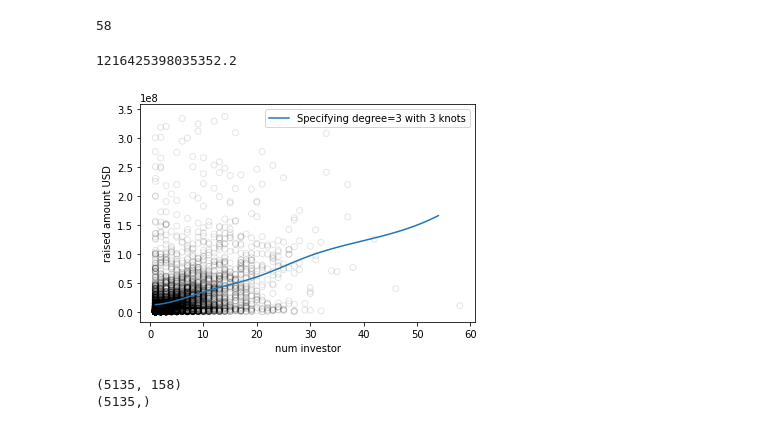
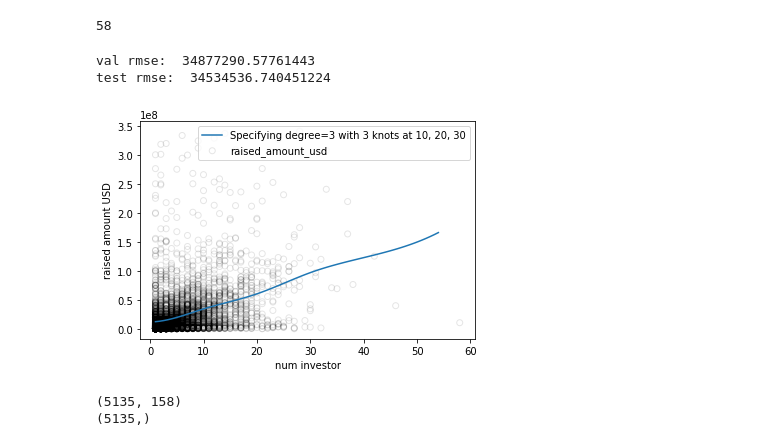
Before and after one commit to Mingxi-Huang/ORIE4740-FinalProject, a Jupyter notebook: regression_model_starter.ipynb, the cells around one changed output. Cells and saved outputs as stored; diff of their text form; code cells hidden in the pictures.

Commit message:
plots for lasso & cubic spline

```diff
--- a/regression_model_starter.ipynb
+++ b/regression_model_starter.ipynb
@@ -93,18 +93,26 @@ X_train
 from sklearn.linear_model import LinearRegression,ElasticNet
 import sklearn.metrics as metrics
 
-for i in [0.1, 1, 100,10000]:
+alpha = []
+tr_rmse = []
+test_rmse = []
+
+for i in [5000,10000, 5e5, 1e6, 2e6, 3e6, 4e6]:
     lr = ElasticNet(tol= 0.1,alpha= i, l1_ratio = 1.0)
     lr.fit(X_train, y_train)
+    alpha.append(i)
+    print("alpha: ",i)
+    y_pred = lr.predict(X_train)
+#     print("The first five prediction {}".format(y_pred[:5]))
+#     print("The real first five labels {}".format(y_test[:5]))
 
-    y_pred = lr.predict(X_val)
-    print("The first five prediction {}".format(y_pred[:5]))
-    print("The real first five labels {}".format(y_test[:5]))
+    rmse = np.sqrt(metrics.mean_squared_error(y_train, y_pred))
+    tr_rmse.append(rmse)
+    print("Train rmse {}".format(rmse))
 
-    mse = metrics.mean_squared_error(y_val, y_pred)
-    print("Mean Squared Error {}".format(mse))
-
-y_pred = lr.predict(X_train)
-mse = metrics.mean_squared_error(y_train, y_pred)
-print("Mean Squared Error {}".format(mse))
+    y_pred = lr.predict(X_test)
+    rmse = np.sqrt(metrics.mean_squared_error(y_test, y_pred))
+    test_rmse.append(rmse)
+    print("Test rmse {}".format(rmse))
+    print("-"*30)
 # %% [output]
@@ -167,43 +186,44 @@ transformed_x = dmatrix("bs(train, knots=(10,20,30), degree=3, include_intercept
 fit1 = sm.GLM(y_train, transformed_x).fit()
 
 # # generating cubic spline with 4 knots
 # transformed_x2 = dmatrix("bs(train, knots=(25,40,50,65), degree=3, include_intercept=False)", {"train": X_train}, return_type='dataframe')
 
 # # fitting generalized linear model on transformed dataset
 # fit2 = sm.GLM(train_y, transformed_x2).fit()
 
 # # predictions on both splines
 pred1 = fit1.predict(dmatrix("bs(valid, knots=(10,20,30), include_intercept=False)", {"valid":X_val['num_investors']}
                              , return_type='dataframe'))
-# pred2 = fit2.predict(dmatrix("bs(valid, knots=(25, 40,50,65), degree=3, include_intercept=False)", {"valid":valid_x}, return_type='dataframe'))
+pred2 = fit1.predict(dmatrix("bs(valid, knots=(10,20,30), include_intercept=False)", {"valid":X_test['num_investors']}
+                             , return_type='dataframe'))
+# # calculating rmse
+rms1 = np.sqrt(metrics.mean_squared_error(y_val, pred1))
+print("val rmse: ",rms1)
 
-# # calculating rmse
-rms1 = metrics.mean_squared_error(y_val, pred1)
-print(rms1)
-
-# rms2 = sqrt(mean_squared_error(valid_y, pred2))
-# print(rms2)
+rms2 = np.sqrt(metrics.mean_squared_error(y_test, pred2))
+print("test rmse: ",rms2)
 
 # # we wil plot the graph for 70 observations only
 xp = np.linspace(X_val['num_investors'].min(), X_val['num_investors'].max(), 70)
 
 # # make some predictions
 pred1 = fit1.predict(dmatrix("bs(xp, knots=(10,20,30), include_intercept=False)", {"xp":xp}, return_type='dataframe'))
 # pred2 = fit2.predict(dmatrix("bs(xp, knots=(25,40,50,60), include_intercept=False)", {"xp":xp}, return_type='dataframe'))
 
 # # plot the splines and error bands
 plt.scatter(X_train['num_investors'], y_train, facecolor='None', edgecolor='k', alpha=0.1)
-plt.plot(xp, pred1, label='Specifying degree=3 with 3 knots')
+plt.plot(xp, pred1, label='Specifying degree=3 with 3 knots at 10, 20, 30')
 # plt.plot(xp, pred2, label='Specifying degree=3 with 4 knots')
 plt.legend()
 # plt.xlim(15,85)
 # plt.ylim(0, 350)
 plt.xlabel('num investor')
 plt.ylabel('raised amount USD')
 plt.show()
 # %% [output]
-1216425398035352.2
+val rmse:  34877290.57761443
+test rmse:  34534536.740451224
-[figure, old version]
+[figure, new version]
 # %%
 print(X_train.shape)
 print(y_train.shape)
```
Also changed, not shown: parts of 5 cells of this notebook.
